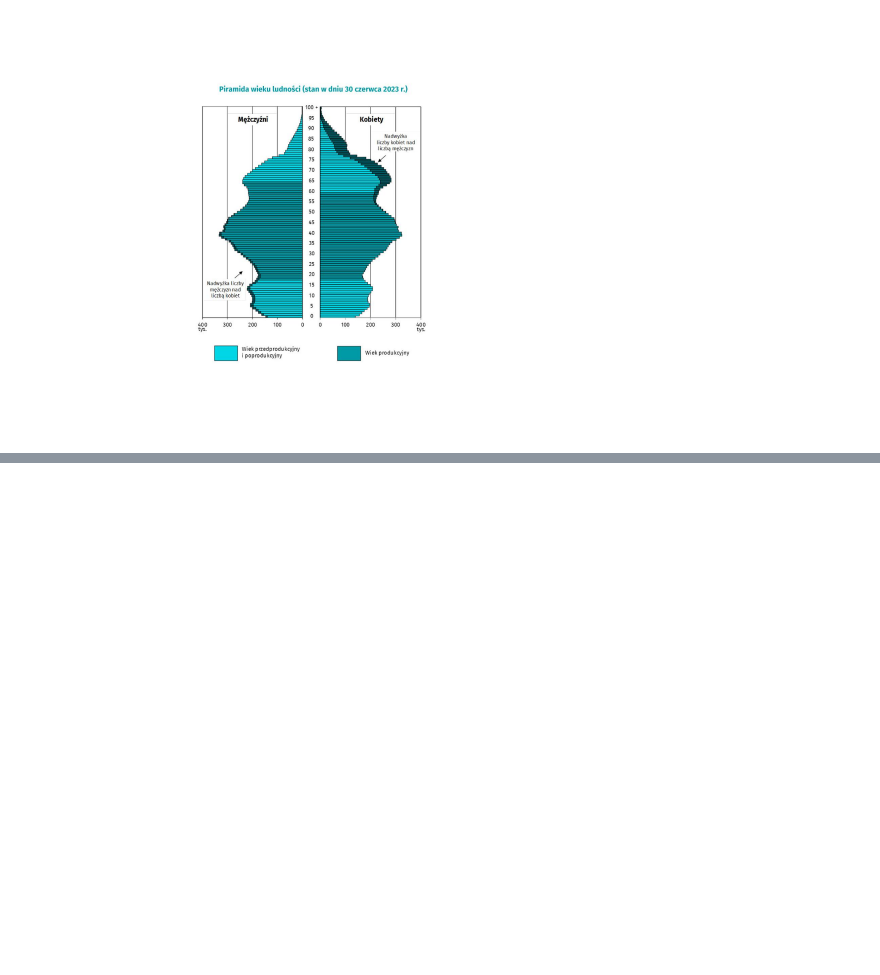
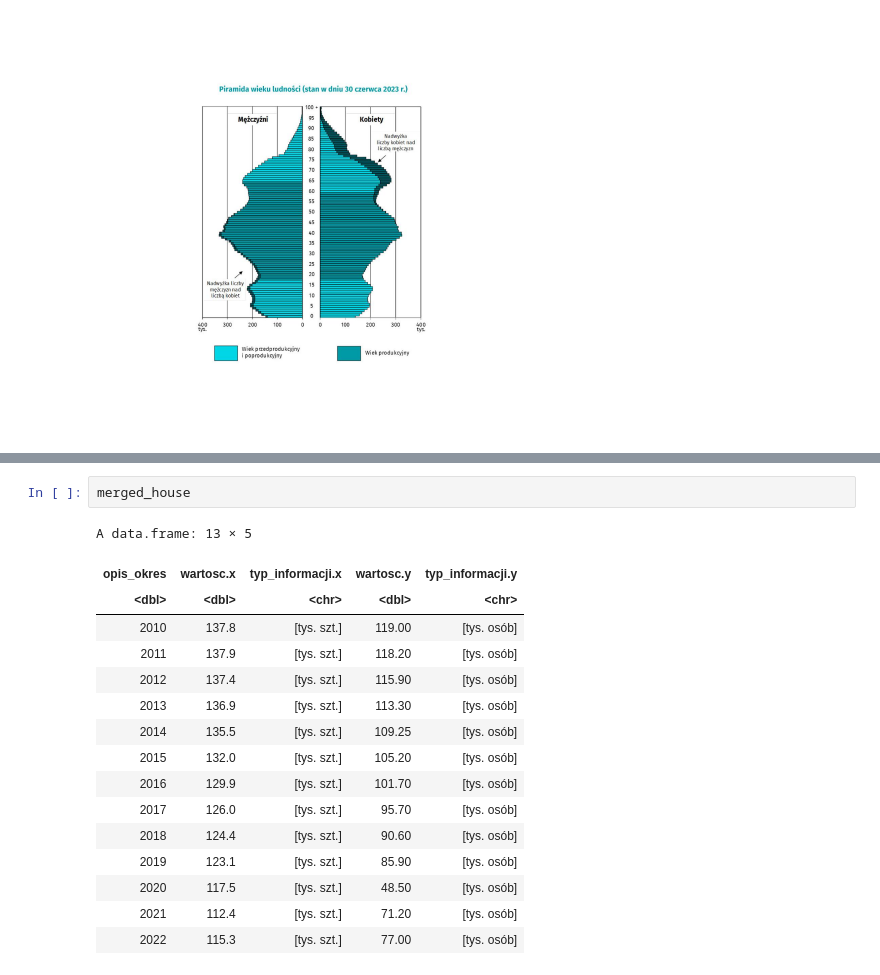
Before and after one commit to JakubDziegielewski/SAD_project_one, a Jupyter notebook: Problem_3/Problem_3.ipynb, the cells around one changed output, grey strips where cells are left out. Cells and saved outputs as stored; diff of their text form; blank space fills up the shorter version.

```diff
--- a/Problem_3/Problem_3.ipynb
+++ b/Problem_3/Problem_3.ipynb
@@ -28,0 +29,19 @@ graduates |>
+# %%
+merged_house
+# %% [output]
+A data.frame: 13 × 5
+| opis_okres | wartosc.x | typ_informacji.x | wartosc.y | typ_informacji.y |
+| <dbl> | <dbl> | <chr> | <dbl> | <chr> |
+| 2010 | 137.8 | [tys. szt.] | 119.00 | [tys. osób] |
+| 2011 | 137.9 | [tys. szt.] | 118.20 | [tys. osób] |
+| 2012 | 137.4 | [tys. szt.] | 115.90 | [tys. osób] |
+| 2013 | 136.9 | [tys. szt.] | 113.30 | [tys. osób] |
+| 2014 | 135.5 | [tys. szt.] | 109.25 | [tys. osób] |
+| 2015 | 132.0 | [tys. szt.] | 105.20 | [tys. osób] |
+| 2016 | 129.9 | [tys. szt.] | 101.70 | [tys. osób] |
+| 2017 | 126.0 | [tys. szt.] | 95.70 | [tys. osób] |
+| 2018 | 124.4 | [tys. szt.] | 90.60 | [tys. osób] |
+| 2019 | 123.1 | [tys. szt.] | 85.90 | [tys. osób] |
+| 2020 | 117.5 | [tys. szt.] | 48.50 | [tys. osób] |
+| 2021 | 112.4 | [tys. szt.] | 71.20 | [tys. osób] |
+| 2022 | 115.3 | [tys. szt.] | 77.00 | [tys. osób] |
```
Also changed, not shown: parts of 7 cells of this notebook.
